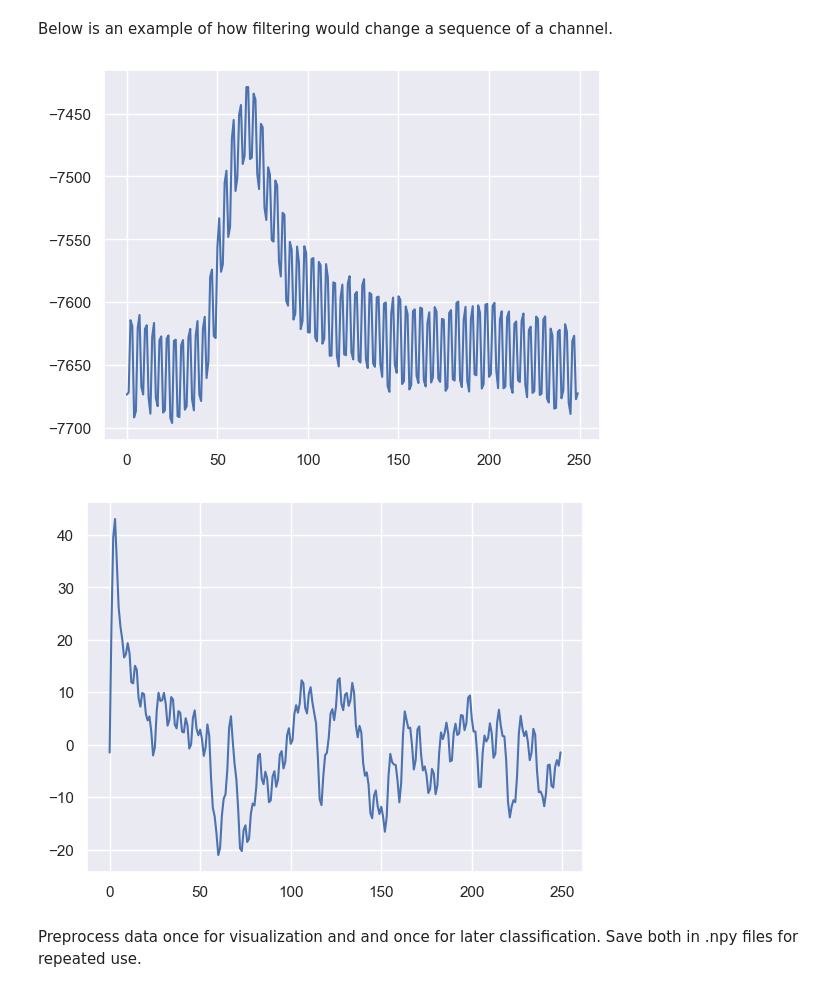
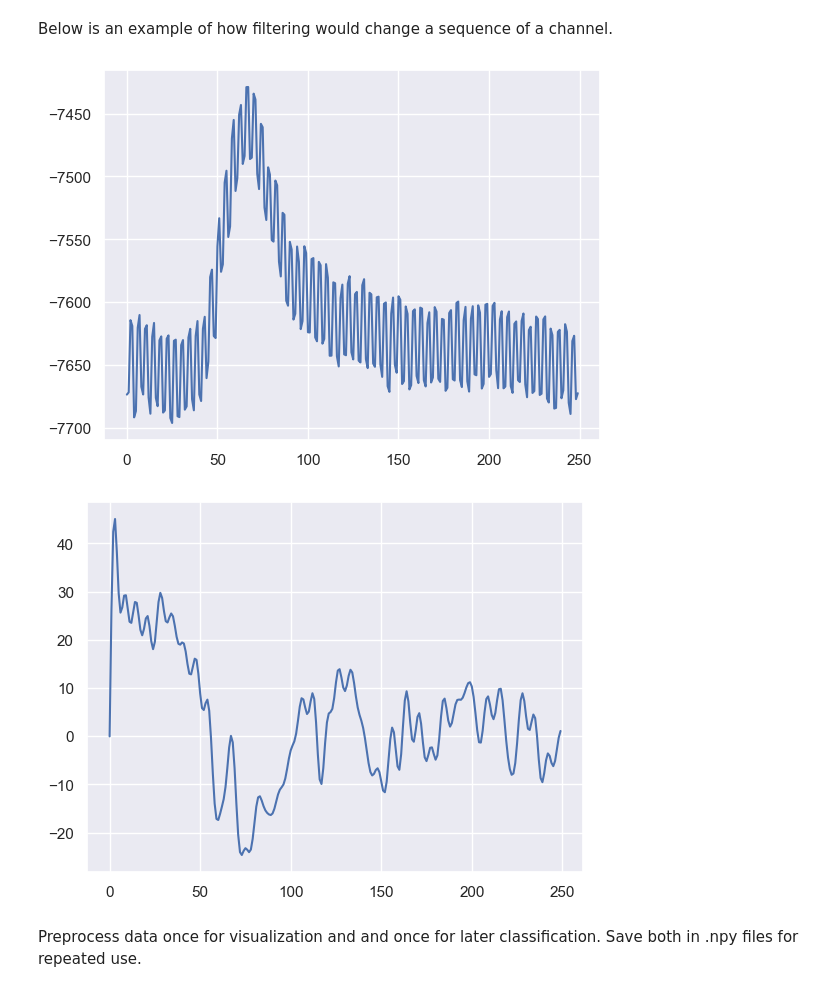
Before and after one commit to thatsvenyouknow/BCI_practical_project, a Jupyter notebook: data_exploration_and_preprocessing.ipynb, the cells around one changed output. Cells and saved outputs as stored; diff of their text form; code cells hidden in the pictures.

```diff
--- a/data_exploration_and_preprocessing.ipynb
+++ b/data_exploration_and_preprocessing.ipynb
@@ -409,32 +496,32 @@ Below is an example of how filtering would change a sequence of a channel.
 # %%
 data_path = "sub1_data.npy"
 data = np.load(data_path, allow_pickle=True)
 n_chan = chan_select.shape[0]
 plt.figure()
 plt.plot(data[0, 0:250])
 plt.show()
 
 #Select channels
 chans_bool = np.in1d(labels, chan_select)
 data = data[chans_bool, :]
 
 #Apply filtering
 filter_coeffs = {
-"low": (b_l, a_l),
+"low": taps_low,
 "high": taps_high,
 "notch_50": (b_50, a_50),
 "notch_62": (b_62, a_62),
 "notch_100": (b_100, a_100)
 }
 for i in range(n_chan):
     data[i,:] = filter(data[i,:], filter_coeffs = filter_coeffs)
 
 plt.figure()
 plt.plot(data[0, 0:250])
 plt.show()
 # %% [output]
 [figure]
-[figure, old version]
+[figure, new version]
 # %% [markdown]
 Preprocess data once for visualization and and once for later classification. Save both in .npy files for repeated use.
 # %%
```
Also changed, not shown: parts of 13 cells of this notebook.
